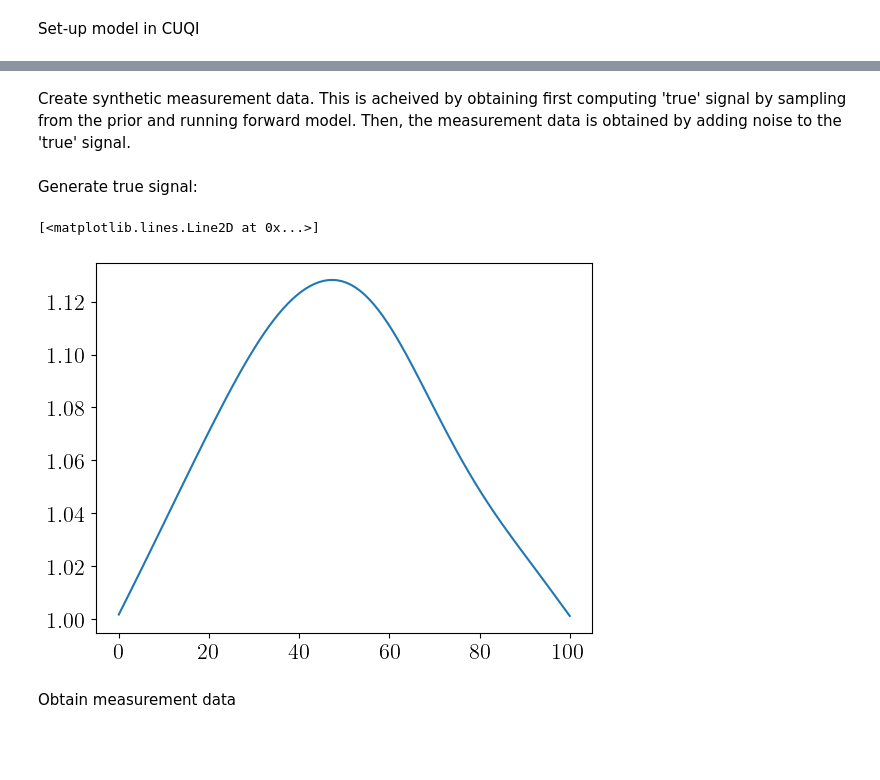
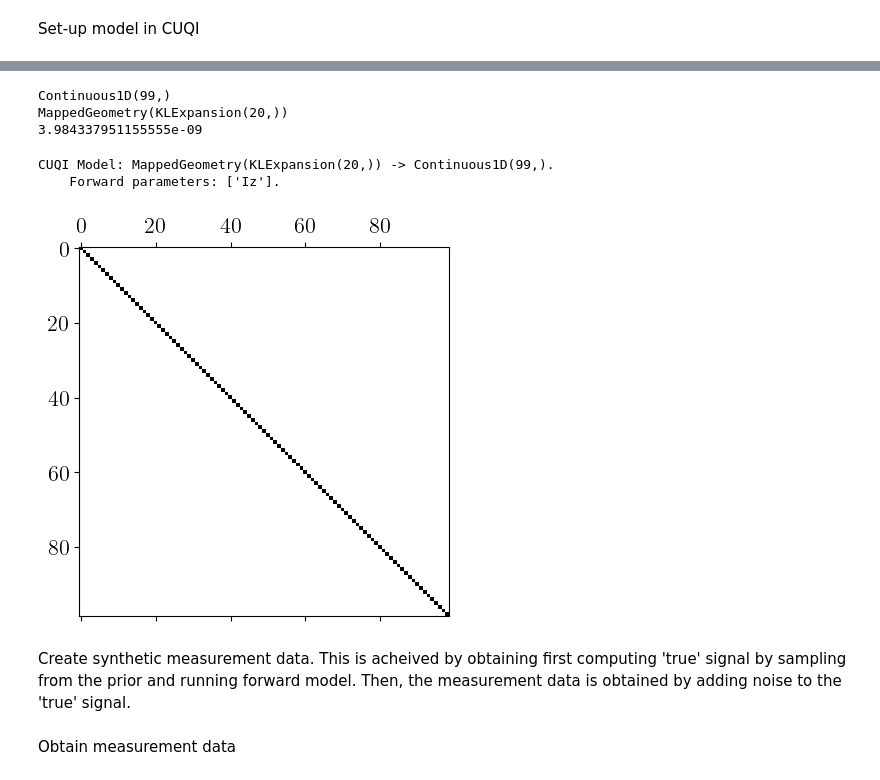
Before and after one commit to MarkusTHolm/BeamUQ, a Jupyter notebook: beamUQ.ipynb, the cells around one changed output, grey strips where cells are left out. Cells and saved outputs as stored; diff of their text form; code cells hidden in the pictures; blank space fills up the shorter version.

```diff
--- a/beamUQ.ipynb
+++ b/beamUQ.ipynb
@@ -80,14 +94,39 @@ MappedGeometry(KLExpansion(10,))
+# %%
+sigma_obs = 0.05
+
+# Creating the covariance matrix
+ell = 0.01*L
+Gaussian_kernel = lambda xi1,xi2: \
+    np.exp( -(xi1 - xi2)**2/(2*ell**2) ) # complete the lambda function for the Gaussian Kernel
+
+cov = np.zeros([N_points, N_points])
+for i in range(N_points):
+    for j in range(N_points):
+        cov[i,j] = Gaussian_kernel(grid[i], grid[j])
+
+def cov_like(Iz):
+    fx = model_Beam(Iz)[np.newaxis].T
+    cov_mat = sigma_obs**2*fx**2*np.identity(N_points) #*cov
+    return cov_mat
+
+# Gaussian Likelihood: v
+likelihood = cuqi.distribution.Gaussian(mean=model_Beam,
+                                        cov=cov_like,
+                                        name='v')
+print(model_Beam.range_geometry)
+print(model_Beam.domain_geometry)
+
+Zs_true = prior.sample(1)
+Iz_true = Zs_true.funvals                # True beam thickness
+plt.spy(cov_like(Iz_true))
+print(np.min(np.linalg.eigvals(cov_like(Iz_true))))
+model_Beam
+# %% [output]
+Continuous1D(99,)
+MappedGeometry(KLExpansion(20,))
+3.984337951155555e-09
+CUQI Model: MappedGeometry(KLExpansion(20,)) -> Continuous1D(99,).
+    Forward parameters: ['Iz'].
+[figure, added]
 # %% [markdown]
 Create synthetic measurement data. This is acheived by obtaining first computing 'true' signal by sampling from the prior and running forward model. Then, the measurement data is obtained by adding noise to the 'true' signal.
-# %% [markdown]
-Generate true signal:
-# %%
-Zs_true = prior.sample(1)
-t_true = Zs_true.funvals               # True parameters Xs for beam model
-# t_true = T(Xs_true)                     # True beam thickness
-v_true = beam.forward(t_true)           # True beam deflection
-
-t_true.plot()
-# %% [output]
-[<matplotlib.lines.Line2D at 0x...>]
-[figure, removed]
```
Also changed, not shown: parts of 13 cells of this notebook, 2 other files.
